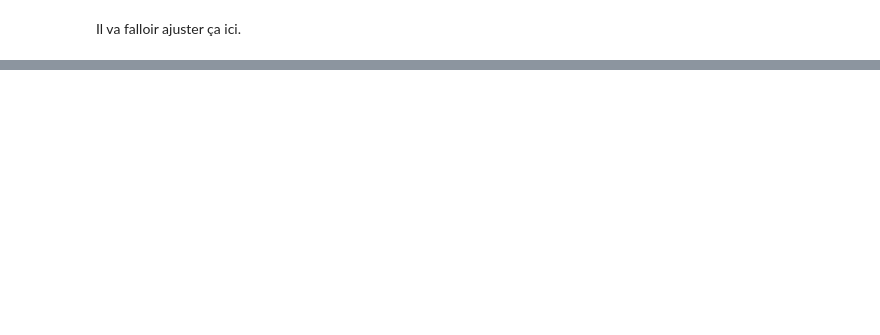
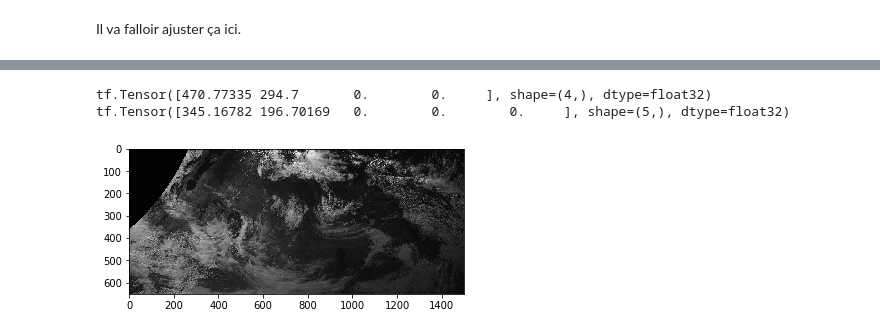
Before and after one commit to nathanielsimard/Solar-Irradiance-Prediction, a Jupyter notebook: notebooks/training_dry_run.ipynb, the cells around one changed output, grey strips where cells are left out. Cells and saved outputs as stored; diff of their text form; code cells hidden in the pictures; blank space fills up the shorter version.

```diff
--- a/notebooks/training_dry_run.ipynb
+++ b/notebooks/training_dry_run.ipynb
@@ -36,0 +53,7 @@ for (sample, target) in dataset:
+# %%
+for (sample, target, augmented_features) in dataset:
+    print (target)
+    print (augmented_features)
+    plt.imshow(sample.numpy().squeeze(), cmap='gray', vmin = 0, vmax = 128)
+    break
+# %% [output]
@@ -37,3 +61,6 @@ for (sample, target) in dataset:
+tf.Tensor([470.77335 294.7       0.        0.     ], shape=(4,), dtype=float32)
+tf.Tensor([345.16782 196.70169   0.        0.        0.     ], shape=(5,), dtype=float32)
+[figure, added]
 # %%
 train_timestamps = metadata.catalog.sample(frac=1).index[0:int(0.9*len(metadata.catalog))]
 train_timestamps_string = train_timestamps.strftime("%Y-%m-%d %H:%M:%S").tolist()
```
Also changed, not shown: parts of 7 cells of this notebook, 12 other files.
